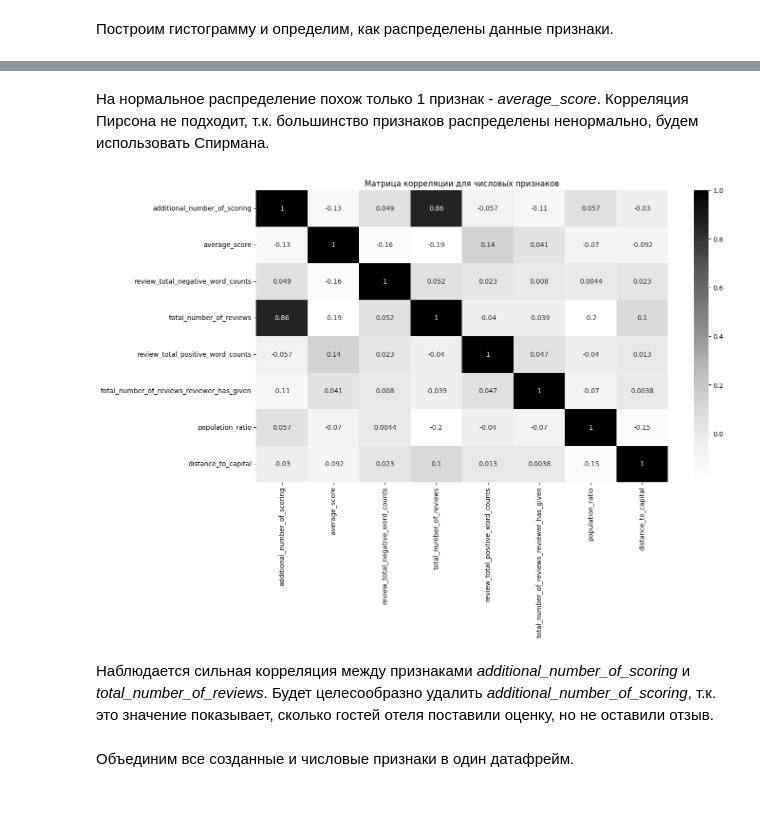
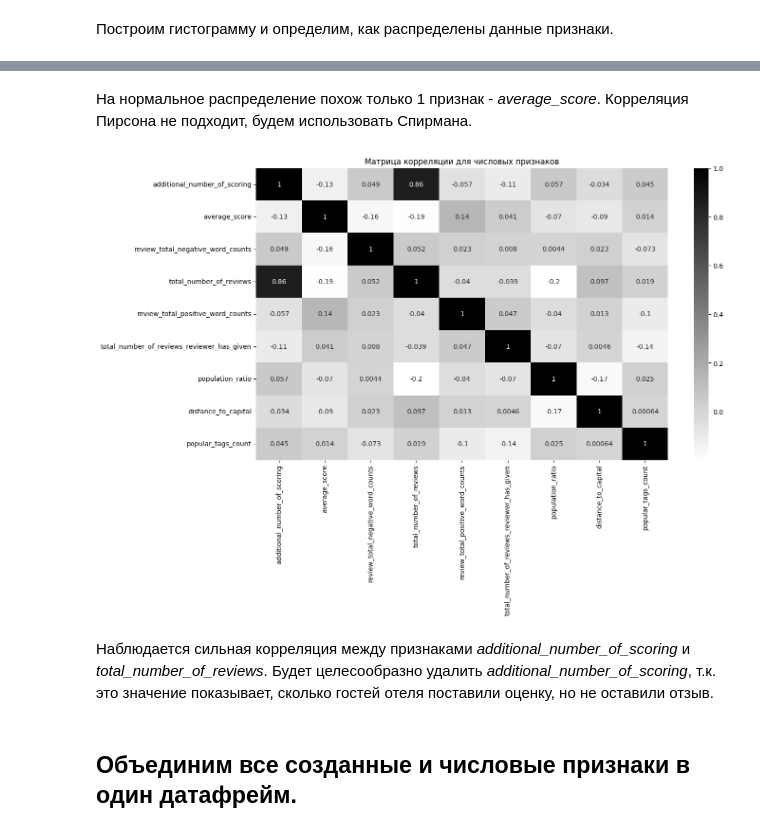
Before and after one commit to ScReameer/EDA-Project-3-rating-prediction, a Jupyter notebook: Project_3 Rating prediction.ipynb, the cells around one changed output, grey strips where cells are left out. Saved outputs shown, nothing was run; the diff lists cells and outputs as text; code cells hidden in the pictures; blank space fills up the shorter version.

```diff
--- a/Project_3 Rating prediction.ipynb
+++ b/Project_3 Rating prediction.ipynb
@@ -608,10 +802,10 @@ def encode_review(negative, positive):
     result = (score['neg'], score['neu'], score['pos'], score['compound'])
     return result
 
-parser_keys = ['neg', 'neu', 'pos', 'compound']
+polarity_score_keys = ['neg', 'neu', 'pos', 'compound']
 all_reviews = ['negative_review', 'positive_review']
-reviews[parser_keys] = reviews[all_reviews].copy().apply(
-    lambda row: encode_review(row[all_reviews[0]], row[all_reviews[0]]),
+reviews[polarity_score_keys] = reviews[all_reviews].copy().apply(
+    lambda row: encode_review(row[all_reviews[0]], row[all_reviews[1]]),
     axis=1,
     result_type='expand'
 )
@@ -669,5 +843,6 @@ corr_heatmap.set_title('Матрица корреляции для закоди
 # %%
-hotels = pd.concat([hotels.drop(columns=all_reviews), reviews[parser_keys]], axis=1)
+del polarity_score_keys[1] # удаляем имя признака neu из списка
+hotels = pd.concat([hotels.drop(columns=all_reviews), reviews[polarity_score_keys]], axis=1)
 hotels.head(3)
 # %% [output]
 |  | additional_number_of_scoring | review_date | average_score | hotel_name | reviewer_nationality | ... |
@@ -783,7 +969,11 @@ def count_popular(tags:list):
             counter += 1
     return counter
 
-encoded_tags = cleaned_tags['tags'].apply(count_popular)
+def count_tags(tags:list):
+    return len(tags)
+
+encoded_tags = cleaned_tags['tags'].apply(count_tags)
+encoded_tags.name = 'tags_count'
 encoded_tags
 # %% [output]
 0         4
@@ -832,10 +1022,13 @@ corr_heatmap.set_title('Матрица корреляции для закоди
 # %% [markdown]
 Теперь проверим все числовые признаки на мультиколлинеарность.
 # %%
-unused_cols = parser_keys.copy()
-# Не будем использовать уже проанализированные признаки закодированных отзывов, а также целевой столбец и индикатор train/test data
-unused_cols.extend(['sample', 'reviewer_score'])
-num_hotels = hotels[[col for col in hotels.columns if hotels[col].dtype != 'object']].drop(columns=unused_cols)
+extra_cols = polarity_score_keys.copy()
+# Не будем использовать уже проанализированные признаки закодированных отзывов, целевой столбец, индикатор train/test и индикатор столицы
+extra_cols.extend(['sample', 'reviewer_score', 'is_capital'])
+num_hotels = pd.concat([
+    hotels[[col for col in hotels.columns if hotels[col].dtype != 'object']].drop(columns=extra_cols),
+    encoded_tags
+    ], axis=1)
 num_hotels.head()
 # %% [output]
 |  | additional_number_of_scoring | average_score | review_total_negative_word_counts | total_number_of_reviews | review_total_positive_word_counts | ... |
@@ -853,17 +1046,17 @@ num_hotels.hist(figsize=(15, 10));
 # %% [markdown]
-На нормальное распределение похож только 1 признак - *average_score*. Корреляция Пирсона не подходит, т.к. большинство признаков распределены ненормально, будем использовать Спирмана.
+На нормальное распределение похож только 1 признак - *average_score*. Корреляция Пирсона не подходит, будем использовать Спирмана.
 # %%
 plt.figure(figsize=(14, 8))
-corr_heatmap = sns.heatmap(num_hotels.corr(method='spearman'), cmap='Greys', annot=True)
+corr_heatmap = sns.heatmap(num_hotels.corr(method='spearman'), cmap='binary', annot=True)
 corr_heatmap.set_title('Матрица корреляции для числовых признаков');
 # %% [output]
-[figure, old version]
+[figure, new version]
 # %% [markdown]
 Наблюдается сильная корреляция между признаками *additional_number_of_scoring* и *total_number_of_reviews*. Будет целесообразно удалить *additional_number_of_scoring*, т.к. это значение показывает, сколько гостей отеля поставили оценку, но не оставили отзыв.
 # %%
 num_hotels.drop(columns='additional_number_of_scoring', inplace=True)
 # %% [markdown]
-Объединим все созданные и числовые признаки в один датафрейм.
+## Объединим все созданные и числовые признаки в один датафрейм.
 # %%
 hotels_encoded = pd.concat([
     num_hotels,
```
Also changed, not shown: parts of 73 cells of this notebook, 1 other file.
